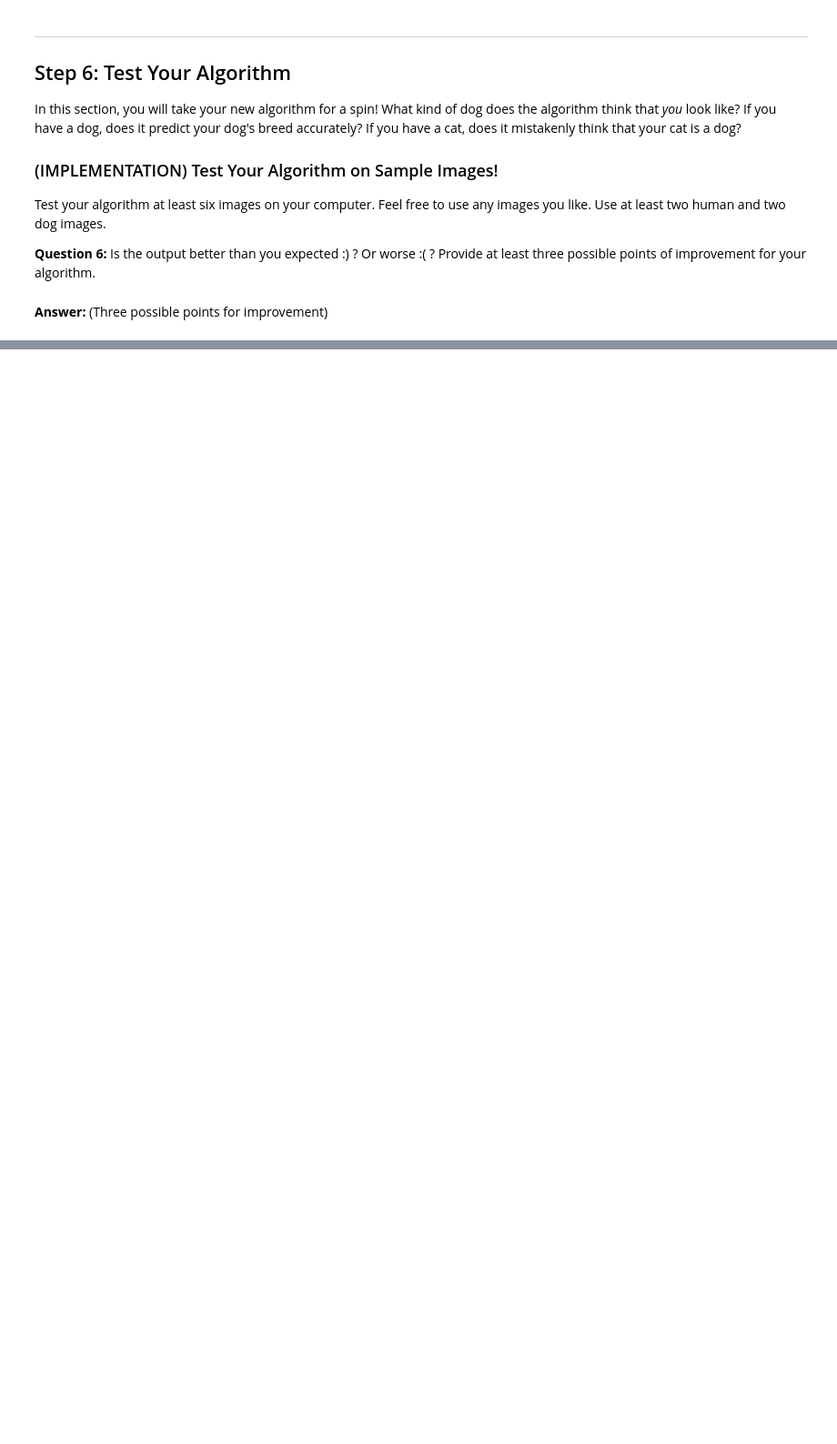
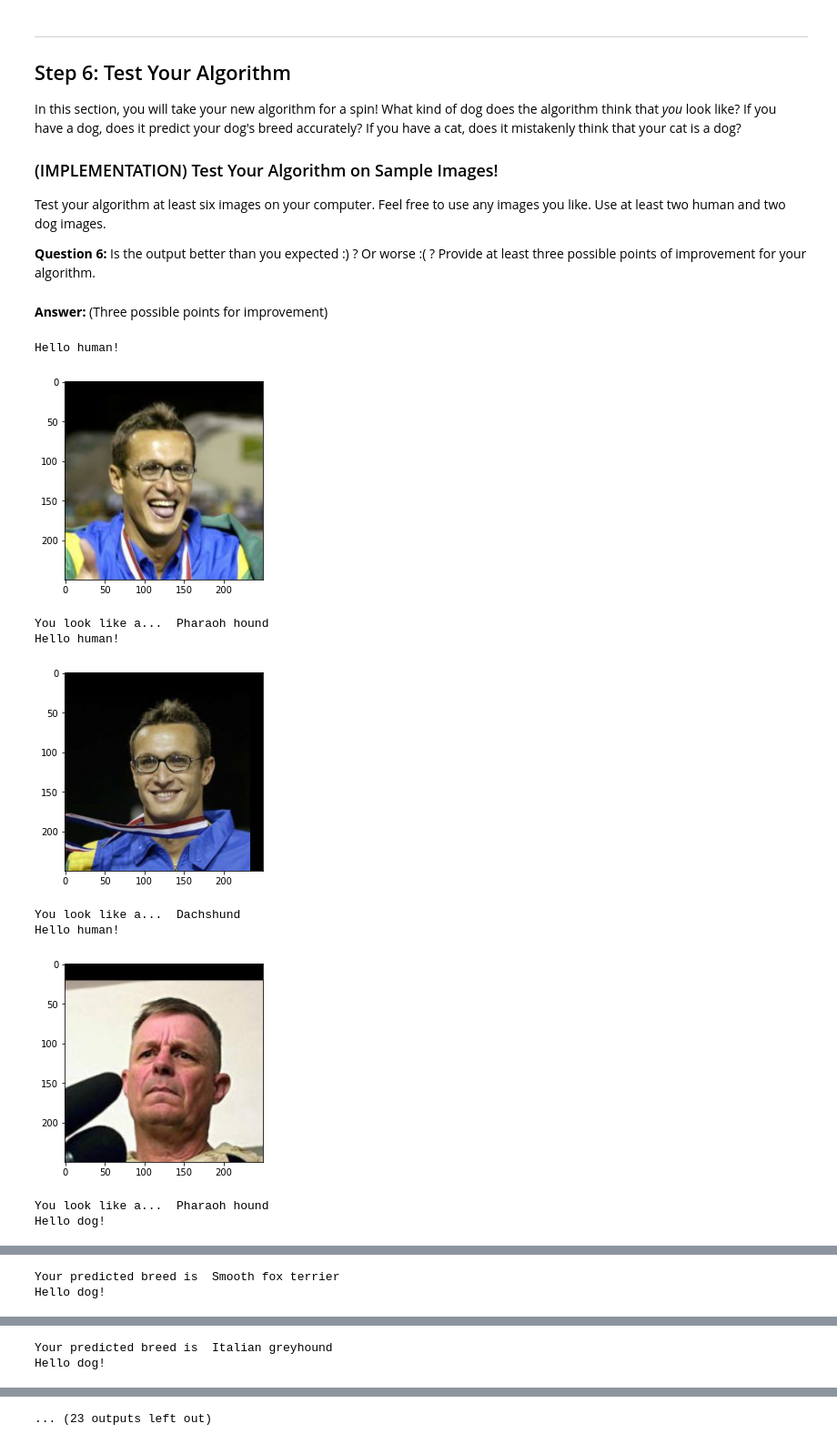
Before and after one commit to JasperEssien2/dog_breed_image_classification_udacity_project, a Jupyter notebook: dog_app.ipynb, the cells around one changed output, grey strips where cells are left out. Shown at 91% size. Saved outputs shown, nothing was run; the diff lists cells and outputs as text; code cells hidden in the pictures; blank space fills up the shorter version.

```diff
--- a/dog_app.ipynb
+++ b/dog_app.ipynb
@@ -937,3 +931,35 @@ def run_app(img_path):
+# %%
+# the following import is required for training to be robust to truncated images
+%matplotlib inline
+import matplotlib.pyplot as plt
+import matplotlib.image as mpimg
+
+### TODO: Write your algorithm.
+### Feel free to use as many code cells as needed.
+
+def show_image(img_path):
+  pil_image = Image.open(img_path).convert('RGB')
+  open_cv_image = np.array(pil_image)
+  # Convert RGB to BGR
+  img = open_cv_image[:, :, ::-1].copy()
+  cv_rgb = cv2.cvtColor(img, cv2.COLOR_BGR2RGB)
+  plt.imshow(cv_rgb)
+  plt.show()
+
+def run_app(img_path):
+    ## handle cases for a human face, dog, and neither
+    predicted_breed = predict_breed_transfer(img_path)
+    if dog_detector(img_path):
+      print("Hello dog!")
+      show_image(img_path)
+      print("Your predicted breed is ", predicted_breed)
+    elif face_detector(img_path):
+      print("Hello human!")
+      show_image(img_path)
+      print("You look like a... ", predicted_breed)
+    else:
+      show_image(img_path)
+      print("Error: This is neither a dog nor a human!")
 # %% [markdown]
 ---
 <a id='step6'></a>
@@ -951,8 +977,27 @@ __Answer:__ (Three possible points for improvement)
 # %%
 ## TODO: Execute your algorithm from Step 6 on
 ## at least 6 images on your computer.
 ## Feel free to use as many code cells as needed.
 
+
 ## suggested code, below
 for file in np.hstack((human_files[:3], dog_files[:3])):
     run_app(file)
+my_files = glob(str_dir_init + "images/*")
+for file in my_files:
+    print("file ---- ", file)
+    try:
+      run_app(file)
+    except:
+      print("An exception occured")
+# %% [output]
+Hello human!
+[figure, added]
+You look like a...  Pharaoh hound
+Hello human!
+[figure, added]
+You look like a...  Dachshund
+Hello human!
+[figure, added]
+You look like a...  Pharaoh hound
+Hello dog!
@@ -958,0 +1005,2 @@ for file in np.hstack((human_files[:3], dog_files[:3])):
+Your predicted breed is  Smooth fox terrier
+Hello dog!
@@ -958,0 +1008,2 @@ for file in np.hstack((human_files[:3], dog_files[:3])):
+Your predicted breed is  Italian greyhound
+Hello dog!
@@ -958,0 +1011 @@ for file in np.hstack((human_files[:3], dog_files[:3])):
+... (23 outputs left out)
```
Also changed, not shown: parts of 3 cells of this notebook.
